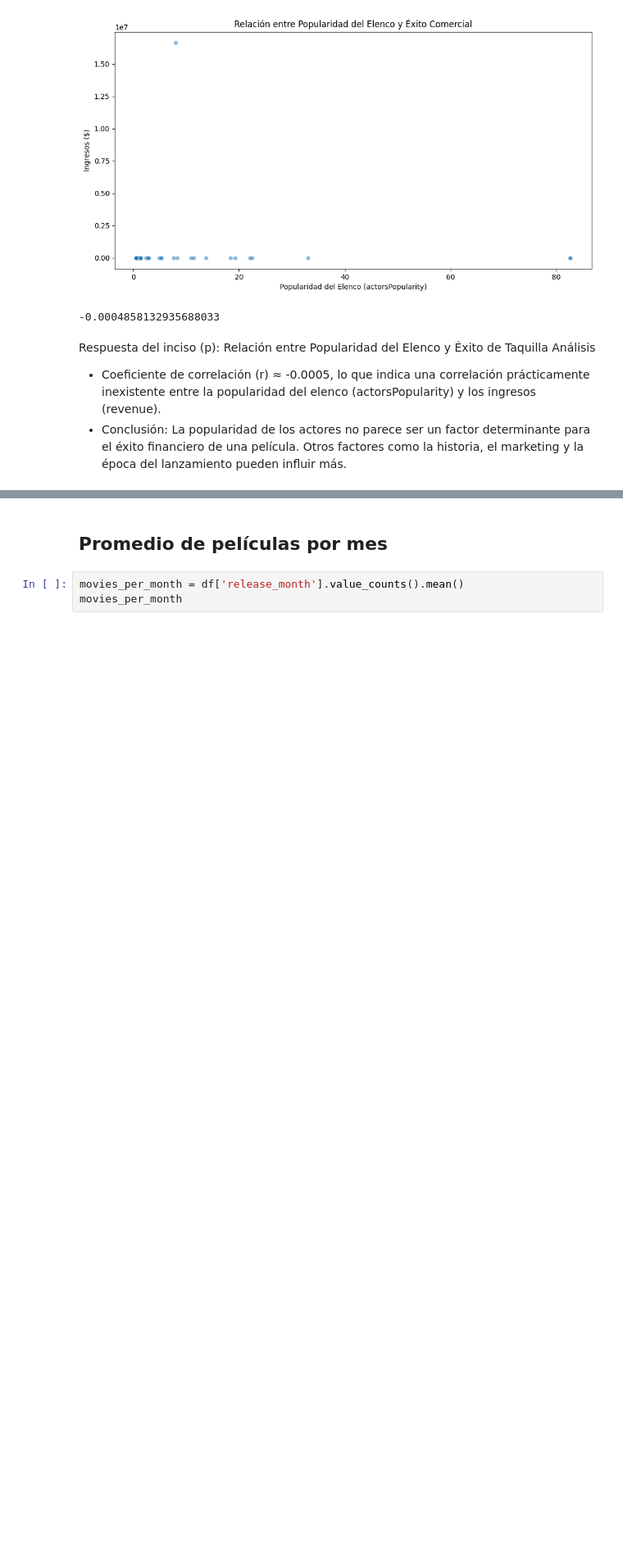
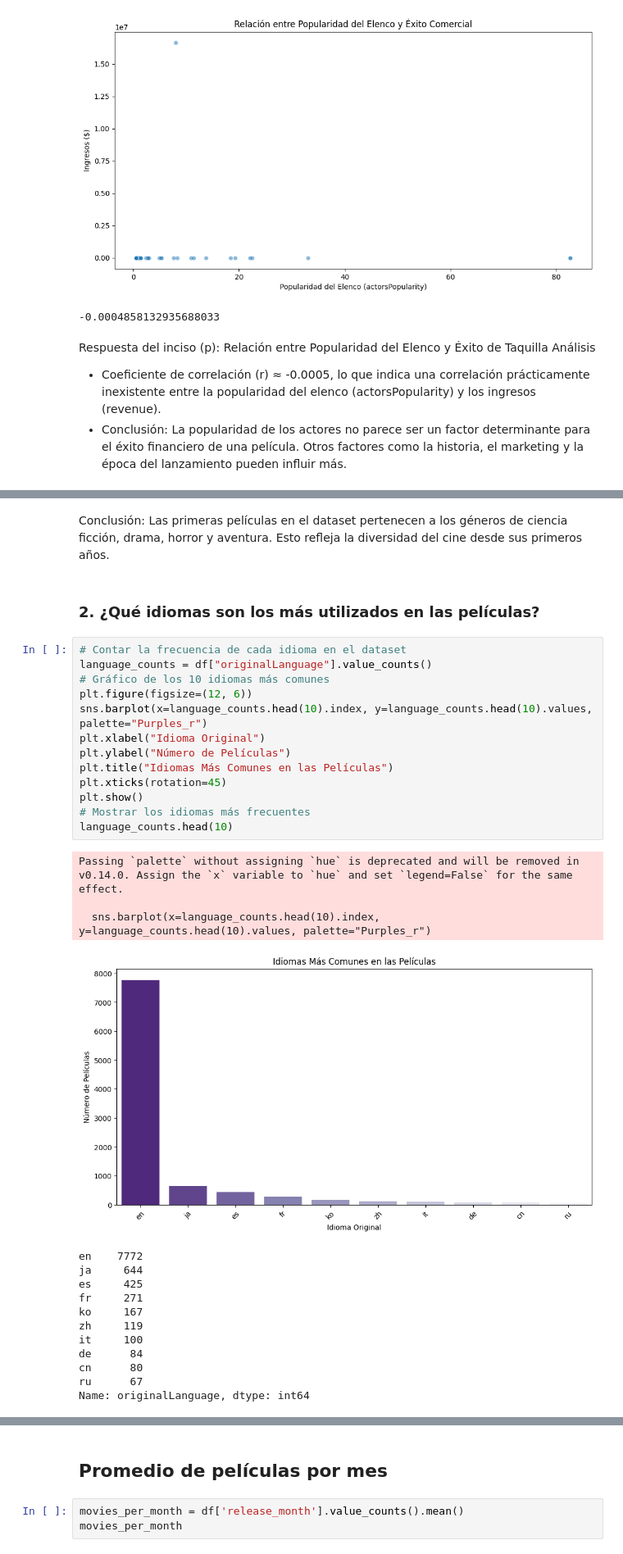
Before and after one commit to Sofiamishel2003/-An-lisis-Exploratorio, a Jupyter notebook: analisis exploratorio - movies.IPYNB, the cells around one changed output, grey strips where cells are left out. Shown at 82% size. Drawn from its saved outputs; the diff is of its cells as text; blank space fills up the shorter version.

```diff
--- a/analisis exploratorio - movies.IPYNB
+++ b/analisis exploratorio - movies.IPYNB
@@ -456,0 +478,33 @@ Análisis
+# %% [markdown]
+Conclusión: Las primeras películas en el dataset pertenecen a los géneros de ciencia ficción, drama, horror y aventura. Esto refleja la diversidad del cine desde sus primeros años.
+# %% [markdown]
+### 2. ¿Qué idiomas son los más utilizados en las películas?
+# %%
+# Contar la frecuencia de cada idioma en el dataset
+language_counts = df["originalLanguage"].value_counts()
+# Gráfico de los 10 idiomas más comunes
+plt.figure(figsize=(12, 6))
+sns.barplot(x=language_counts.head(10).index, y=language_counts.head(10).values, palette="Purples_r")
+plt.xlabel("Idioma Original")
+plt.ylabel("Número de Películas")
+plt.title("Idiomas Más Comunes en las Películas")
+plt.xticks(rotation=45)
+plt.show()
+# Mostrar los idiomas más frecuentes
+language_counts.head(10)
+# %% [output]
+Passing `palette` without assigning `hue` is deprecated and will be removed in v0.14.0. Assign the `x` variable to `hue` and set `legend=False` for the same effect.
+
+  sns.barplot(x=language_counts.head(10).index, y=language_counts.head(10).values, palette="Purples_r")
+[figure, added]
+en    7772
+ja     644
+es     425
+fr     271
+ko     167
+zh     119
+it     100
+de      84
+cn      80
+ru      67
+Name: originalLanguage, dtype: int64
```
Also changed, not shown: parts of 17 cells of this notebook.
